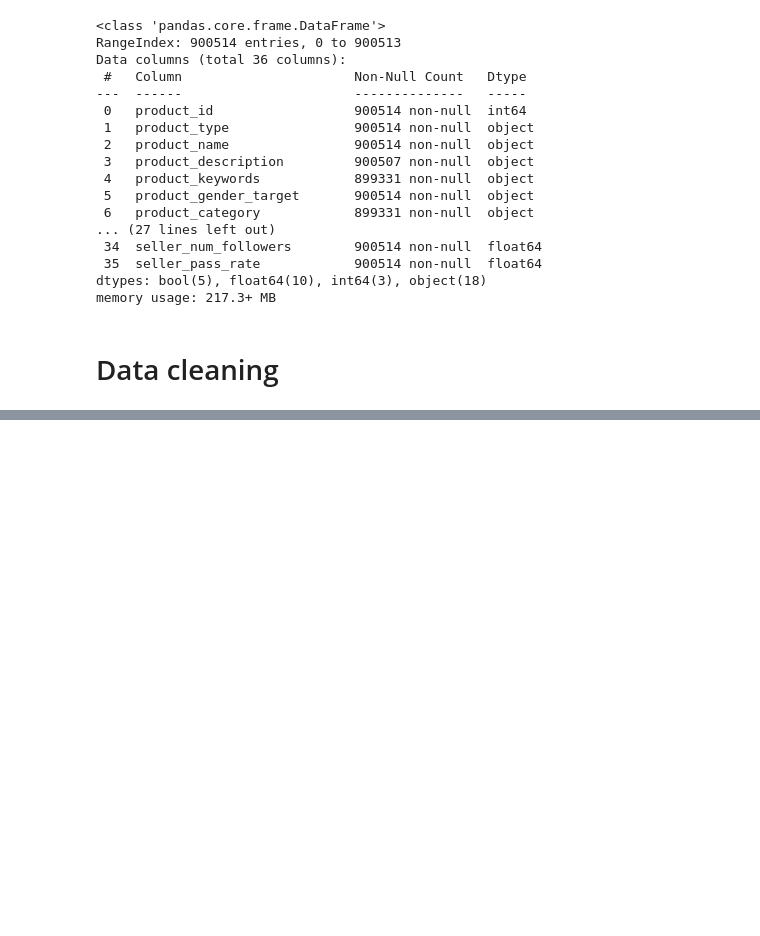
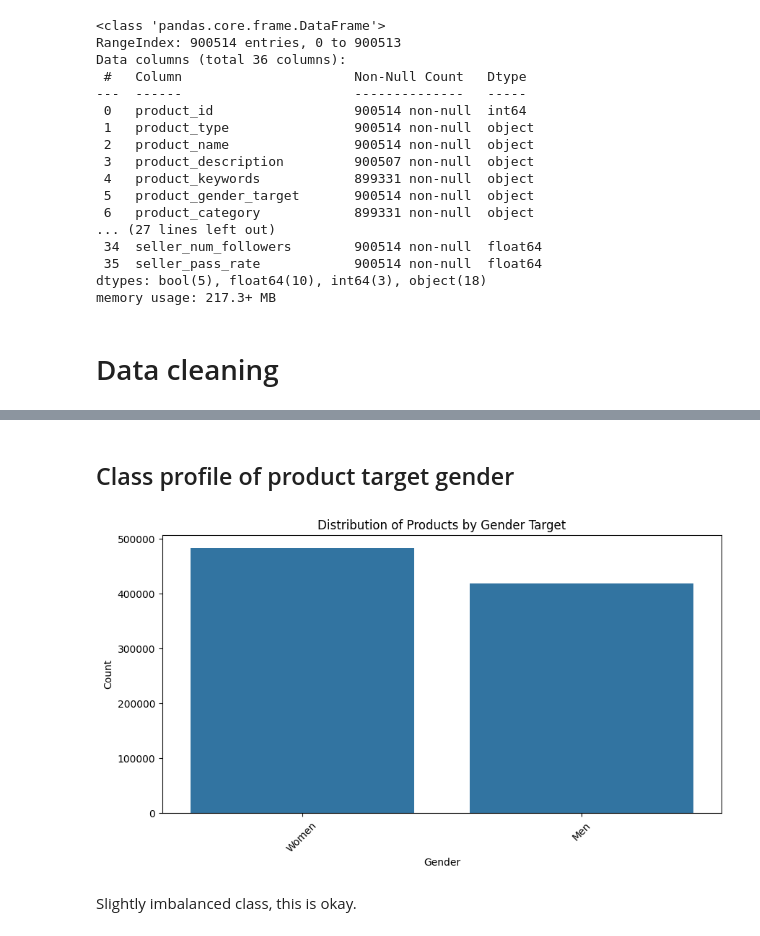
Before and after one commit to McGill-MMA-EnterpriseAnalytics/VestiaireCollective_Demand_Forecasting_ML-Flow, a Jupyter notebook: project_ml_flow copy/notebooks/Seller_Analysis_V2.ipynb, the cells around one changed output, grey strips where cells are left out. Saved outputs shown, nothing was run; the diff lists cells and outputs as text; code cells hidden in the pictures; blank space fills up the shorter version.

```diff
--- a/project_ml_flow copy/notebooks/Seller_Analysis_V2.ipynb
+++ b/project_ml_flow copy/notebooks/Seller_Analysis_V2.ipynb
@@ -66,0 +101,3 @@ memory usage: 217.3+ MB
+# %%
+# Drop all missing values of product_description
+df.dropna(subset=['product_description'], inplace=True)
@@ -66,0 +108,2 @@ memory usage: 217.3+ MB
+# %%
+df['price_diff_percent'] = ((df['price_usd']-df['seller_earning'])/df['price_usd'])*100
@@ -66,0 +160,17 @@ memory usage: 217.3+ MB
+# %% [markdown]
+## Class profile of product target gender
+# %%
+# Class imbalance visualised with plot for difference between male and female in gender column
+import matplotlib.pyplot as plt
+import seaborn as sns
+plt.figure(figsize=(10, 5))
+sns.countplot(data=df, x='product_gender_target')
+plt.title('Distribution of Products by Gender Target')
+plt.xlabel('Gender')
+plt.ylabel('Count')
+plt.xticks(rotation=45)
+plt.show()
+# %% [output]
+[figure, added]
+# %% [markdown]
+Slightly imbalanced class, this is okay.
```
Also changed, not shown: parts of 13 cells of this notebook.
